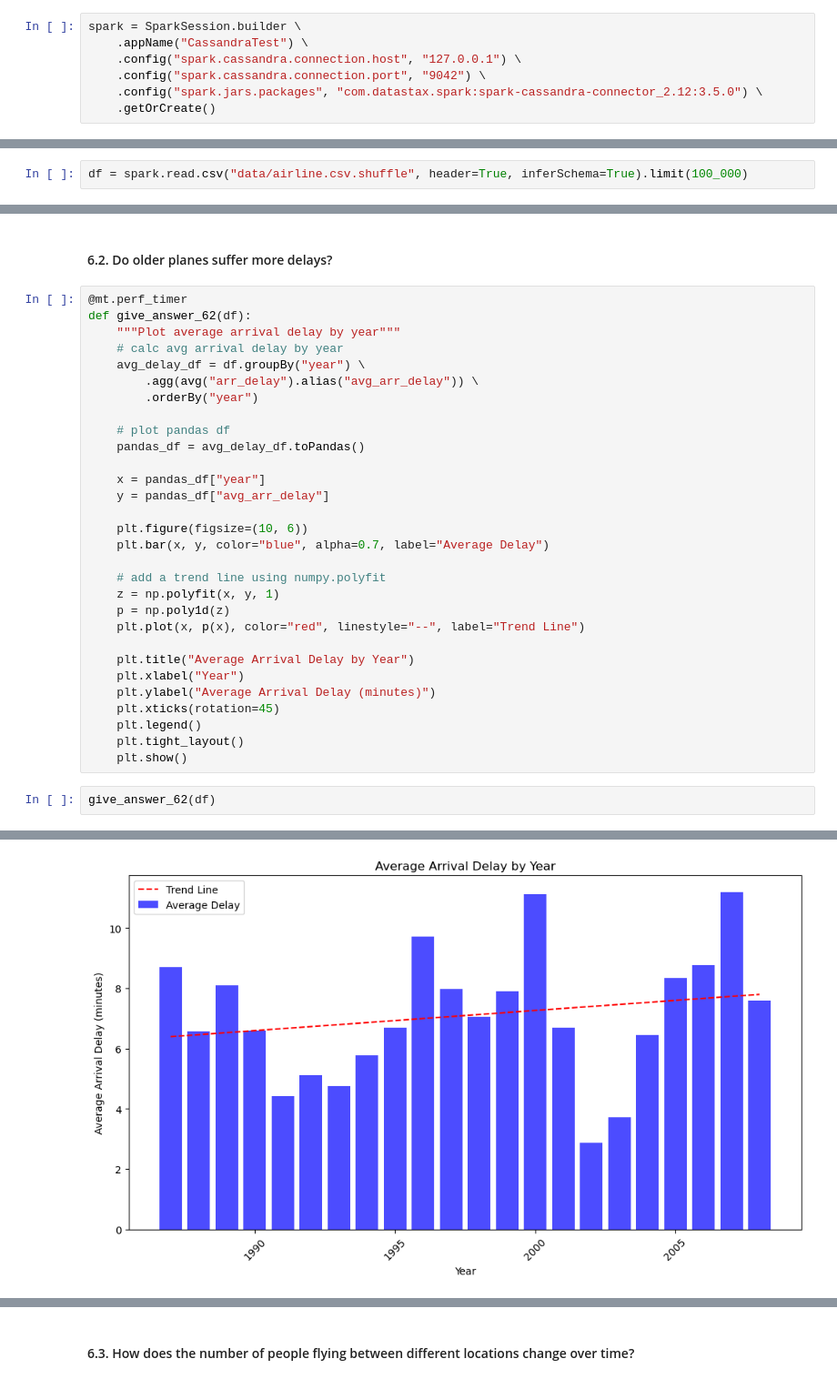
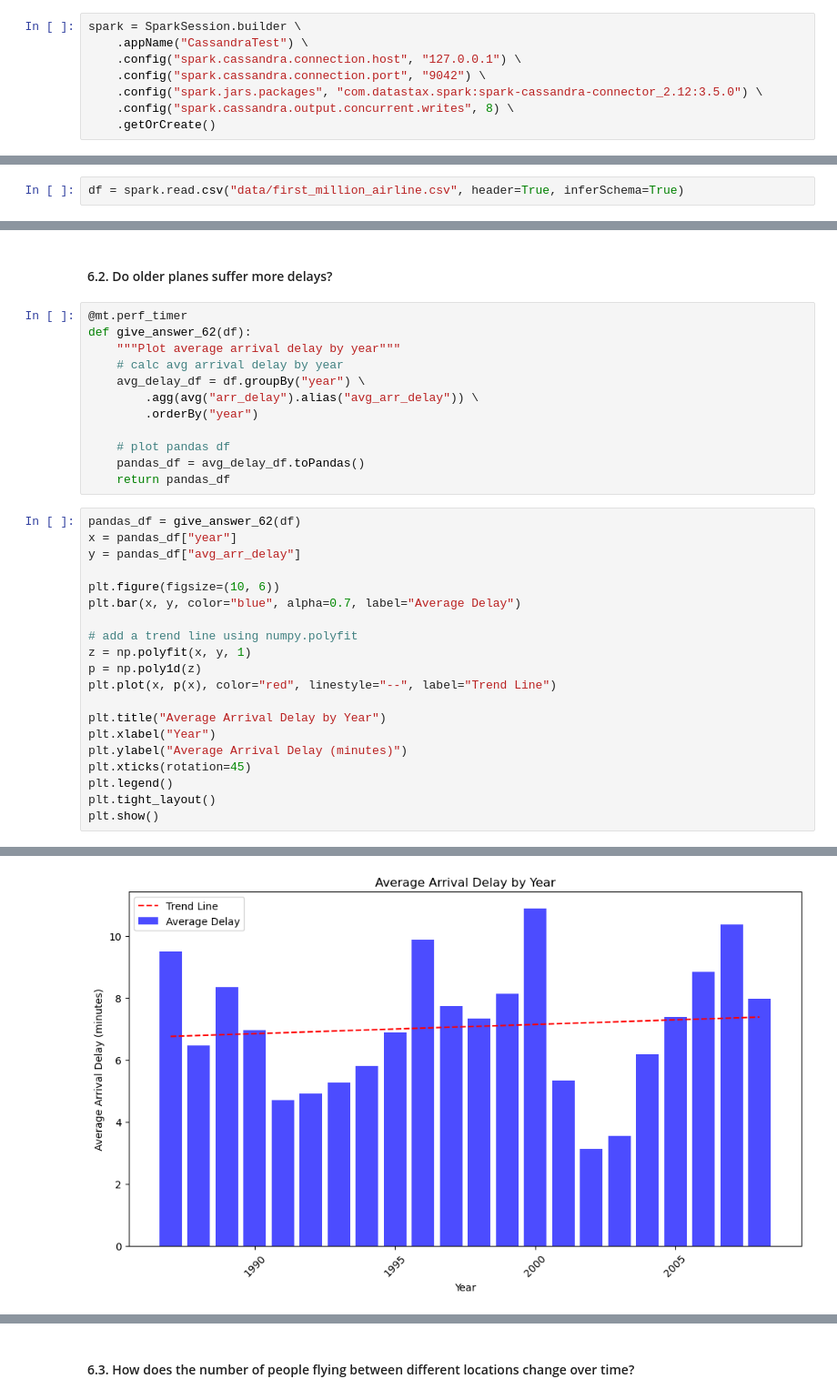
Before and after one commit to Twomasz/bigData-tools-overview, a Jupyter notebook: to_cassandra.ipynb, the cells around one changed output, grey strips where cells are left out. Shown at 91% size. Saved outputs shown, nothing was run; the diff lists cells and outputs as text.

Commit message:
finished cassandra setup + added all tests

```diff
--- a/to_cassandra.ipynb
+++ b/to_cassandra.ipynb
@@ -41,5 +41,6 @@ spark = SparkSession.builder \
     .config("spark.cassandra.connection.host", "127.0.0.1") \
     .config("spark.cassandra.connection.port", "9042") \
     .config("spark.jars.packages", "com.datastax.spark:spark-cassandra-connector_2.12:3.5.0") \
+    .config("spark.cassandra.output.concurrent.writes", 8) \
     .getOrCreate()
 # %% [output]
@@ -47,2 +48,2 @@ spark = SparkSession.builder \
 # %%
-df = spark.read.csv("data/airline.csv.shuffle", header=True, inferSchema=True).limit(100_000)
+df = spark.read.csv("data/first_million_airline.csv", header=True, inferSchema=True)
@@ -306,25 +268,25 @@ def give_answer_62(df):
 
     # plot pandas df
     pandas_df = avg_delay_df.toPandas()
-
-    x = pandas_df["year"]
-    y = pandas_df["avg_arr_delay"]
-
-    plt.figure(figsize=(10, 6))
-    plt.bar(x, y, color="blue", alpha=0.7, label="Average Delay")
-
-    # add a trend line using numpy.polyfit
-    z = np.polyfit(x, y, 1)
-    p = np.poly1d(z)
-    plt.plot(x, p(x), color="red", linestyle="--", label="Trend Line")
-
-    plt.title("Average Arrival Delay by Year")
-    plt.xlabel("Year")
-    plt.ylabel("Average Arrival Delay (minutes)")
-    plt.xticks(rotation=45)
-    plt.legend()
-    plt.tight_layout()
-    plt.show()
+    return pandas_df
 # %%
-give_answer_62(df)
+pandas_df = give_answer_62(df)
+x = pandas_df["year"]
+y = pandas_df["avg_arr_delay"]
+
+plt.figure(figsize=(10, 6))
+plt.bar(x, y, color="blue", alpha=0.7, label="Average Delay")
+
+# add a trend line using numpy.polyfit
+z = np.polyfit(x, y, 1)
+p = np.poly1d(z)
+plt.plot(x, p(x), color="red", linestyle="--", label="Trend Line")
+
+plt.title("Average Arrival Delay by Year")
+plt.xlabel("Year")
+plt.ylabel("Average Arrival Delay (minutes)")
+plt.xticks(rotation=45)
+plt.legend()
+plt.tight_layout()
+plt.show()
 # %% [output]
@@ -331 +294 @@ give_answer_62(df)
-[figure, old version]
+[figure, new version]
```
Also changed, not shown: parts of 18 cells of this notebook, 2 other files.
